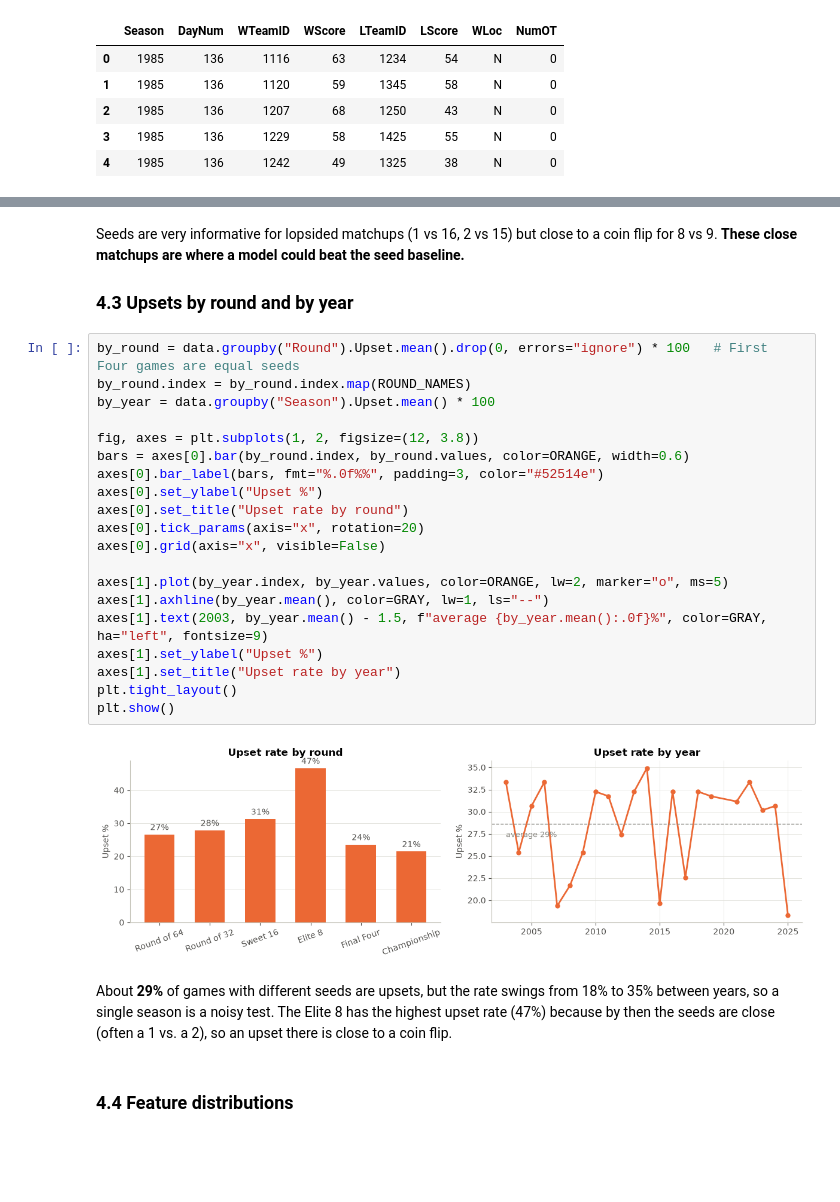
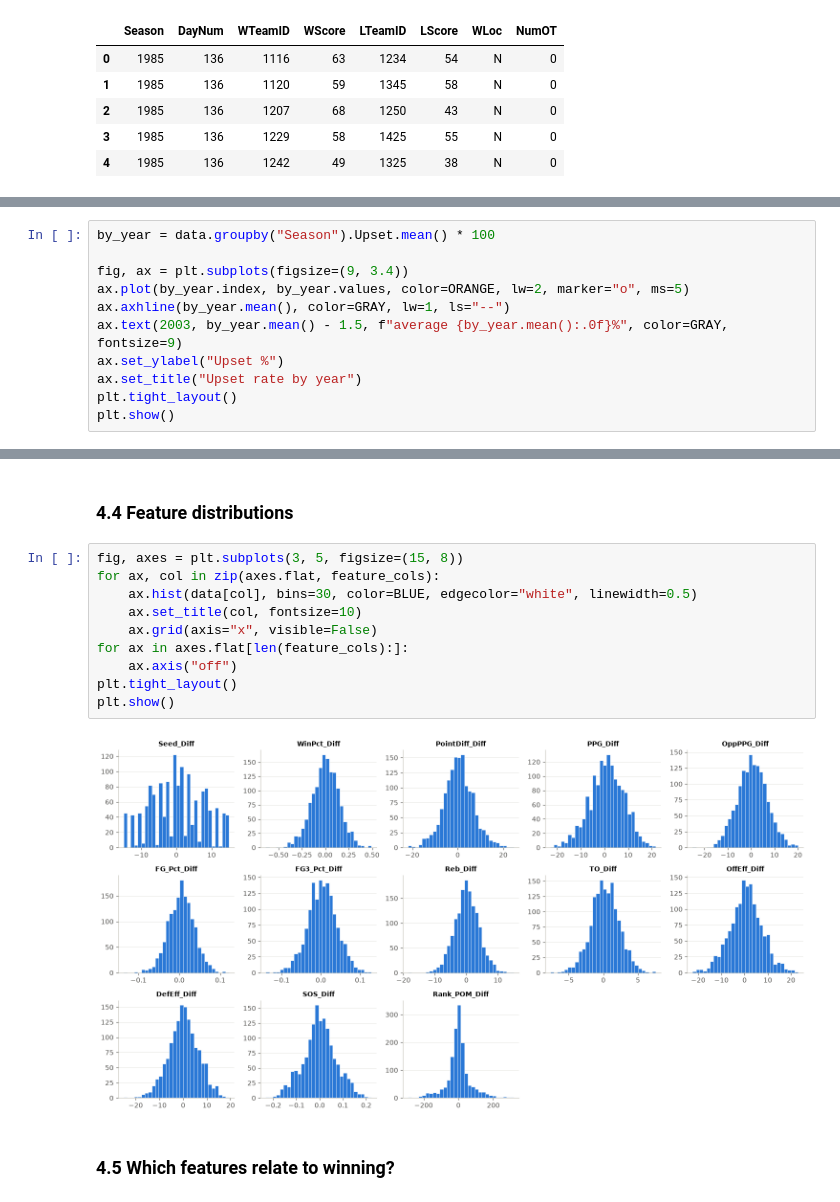
Before and after one commit to siennaperez/CIS4930-Predicting-NCAA-Brackets, a Jupyter notebook: march_madness.ipynb, the cells around one changed output, grey strips where cells are left out. Saved outputs shown, nothing was run; the diff lists cells and outputs as text; blank space fills up the shorter version.

```diff
--- a/march_madness.ipynb
+++ b/march_madness.ipynb
@@ -340,0 +262,11 @@ Higher seed wins 71.3% of all games with different seeds (n = 1367)
+# %%
+by_year = data.groupby("Season").Upset.mean() * 100
+
+fig, ax = plt.subplots(figsize=(9, 3.4))
+ax.plot(by_year.index, by_year.values, color=ORANGE, lw=2, marker="o", ms=5)
+ax.axhline(by_year.mean(), color=GRAY, lw=1, ls="--")
+ax.text(2003, by_year.mean() - 1.5, f"average {by_year.mean():.0f}%", color=GRAY, fontsize=9)
+ax.set_ylabel("Upset %")
+ax.set_title("Upset rate by year")
+plt.tight_layout()
+plt.show()
@@ -341,31 +275,17 @@ Higher seed wins 71.3% of all games with different seeds (n = 1367)
 # %% [markdown]
-Seeds are very informative for lopsided matchups (1 vs 16, 2 vs 15) but close to a coin flip for 8 vs 9. **These close matchups are where a model could beat the seed baseline.**
-
-### 4.3 Upsets by round and by year
+### 4.4 Feature distributions
 # %%
-by_round = data.groupby("Round").Upset.mean().drop(0, errors="ignore") * 100   # First Four games are equal seeds
-by_round.index = by_round.index.map(ROUND_NAMES)
-by_year = data.groupby("Season").Upset.mean() * 100
-
-fig, axes = plt.subplots(1, 2, figsize=(12, 3.8))
-bars = axes[0].bar(by_round.index, by_round.values, color=ORANGE, width=0.6)
-axes[0].bar_label(bars, fmt="%.0f%%", padding=3, color="#52514e")
-axes[0].set_ylabel("Upset %")
-axes[0].set_title("Upset rate by round")
-axes[0].tick_params(axis="x", rotation=20)
-axes[0].grid(axis="x", visible=False)
-
-axes[1].plot(by_year.index, by_year.values, color=ORANGE, lw=2, marker="o", ms=5)
-axes[1].axhline(by_year.mean(), color=GRAY, lw=1, ls="--")
-axes[1].text(2003, by_year.mean() - 1.5, f"average {by_year.mean():.0f}%", color=GRAY, ha="left", fontsize=9)
-axes[1].set_ylabel("Upset %")
-axes[1].set_title("Upset rate by year")
+fig, axes = plt.subplots(3, 5, figsize=(15, 8))
+for ax, col in zip(axes.flat, feature_cols):
+    ax.hist(data[col], bins=30, color=BLUE, edgecolor="white", linewidth=0.5)
+    ax.set_title(col, fontsize=10)
+    ax.grid(axis="x", visible=False)
+for ax in axes.flat[len(feature_cols):]:
+    ax.axis("off")
 plt.tight_layout()
 plt.show()
 # %% [output]
-[figure, old version]
+[figure, new version]
-# %% [markdown]
-About **29%** of games with different seeds are upsets, but the rate swings from 18% to 35% between years, so a single season is a noisy test. The Elite 8 has the highest upset rate (47%) because by then the seeds are close (often a 1 vs. a 2), so an upset there is close to a coin flip.
 # %% [markdown]
-### 4.4 Feature distributions
+### 4.5 Which features relate to winning?
 # %%
```
Also changed, not shown: parts of 84 cells of this notebook.
